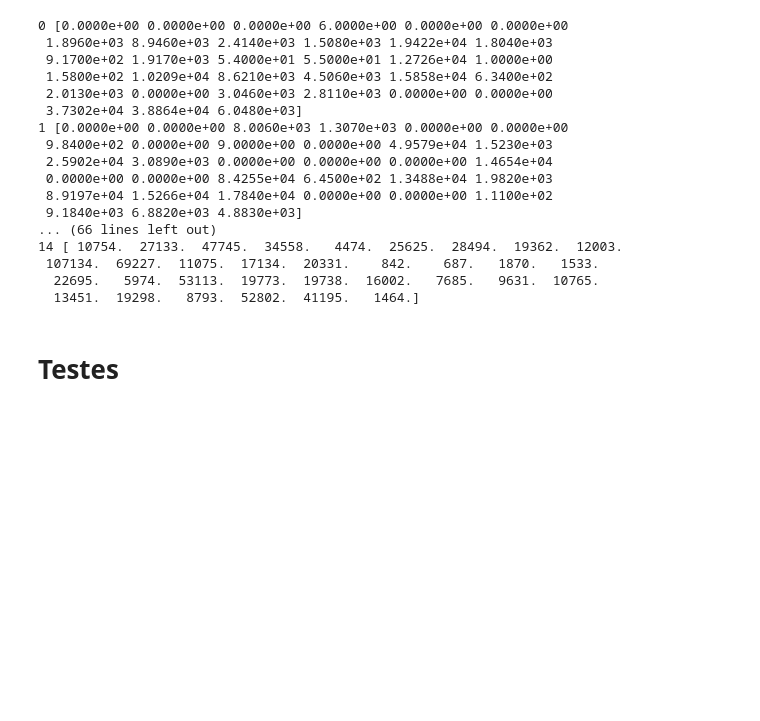
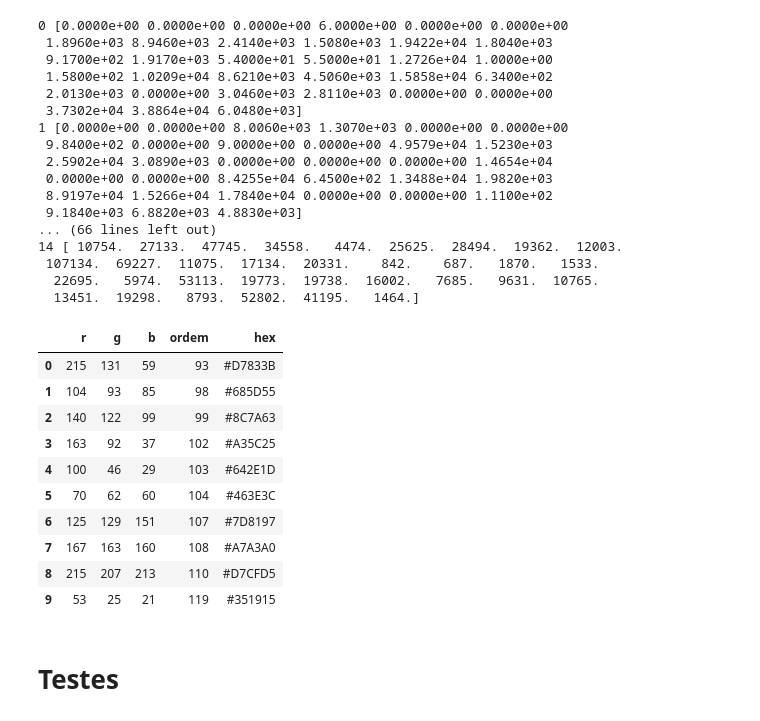
Before and after one commit to lucascouri2/residencia-vizart, a Jupyter notebook: extrator_paleta.ipynb, the cells around one changed output. Cells and saved outputs as stored; diff of their text form; code cells hidden in the pictures; blank space fills up the shorter version.

```diff
--- a/extrator_paleta.ipynb
+++ b/extrator_paleta.ipynb
@@ -176,6 +163,7 @@ fig.show()
 ##Ordenada dataframe de paleta baseado em uma paleta base -> Uso do kneighbors
 def ordenarPaleta(paletaBase, paletaOrdenar):
     df = paletaOrdenar
+    neigh = NearestNeighbors(n_neighbors=1)
     neigh.fit(paletaBase[['r', 'g', 'b']])
     colorOrderClass = neigh.kneighbors(paletaOrdenar[['r', 'g', 'b']],return_distance=False)
     df['ordem'] = colorOrderClass.flatten()
@@ -214,0 +210,6 @@ paletaAnos = ordenarPaleta(paletaBase,paletaAnos)
+# %%
+paletaPorAno = []
+for ano in anos:
+    dfAno =  dfPaleta.loc[dfPaleta['completitionYear'] == int(ano)]
+    colors, dominancia = kmeanCores(dfAno,10)
+    paletaPorAno.append(colors)
@@ -214,0 +344,7 @@ paletaAnos = ordenarPaleta(paletaBase,paletaAnos)
+# %%
+#Ordenar paleta
+dfPorAno = []
+for paleta in paletaPorAno:
+    paletaOrdenada = ordenarPaleta(paletaBase,pd.DataFrame(paleta, columns = ['r', 'g', 'b']))
+    paletaOrdenada['hex'] = paletaOrdenada.apply(lambda row: rgb2hex(row['r'], row['g'], row['b']), axis=1)
+    dfPorAno.append(paletaOrdenada)
@@ -345,3 +488,17 @@ fig.show()
  107134.  69227.  11075.  17134.  20331.    842.    687.   1870.   1533.
   22695.   5974.  53113.  19773.  19738.  16002.   7685.   9631.  10765.
   13451.  19298.   8793.  52802.  41195.   1464.]
+# %%
+dfPorAno[3]
+# %% [output]
+|  | r | g | b | ordem | hex |
+| 0 | 215 | 131 | 59 | 93 | #D7833B |
+| 1 | 104 | 93 | 85 | 98 | #685D55 |
+| 2 | 140 | 122 | 99 | 99 | #8C7A63 |
+| 3 | 163 | 92 | 37 | 102 | #A35C25 |
+| 4 | 100 | 46 | 29 | 103 | #642E1D |
+| 5 | 70 | 62 | 60 | 104 | #463E3C |
+| 6 | 125 | 129 | 151 | 107 | #7D8197 |
+| 7 | 167 | 163 | 160 | 108 | #A7A3A0 |
+| 8 | 215 | 207 | 213 | 110 | #D7CFD5 |
+| 9 | 53 | 25 | 21 | 119 | #351915 |
```
Also changed, not shown: parts of 15 cells of this notebook, 1 other file.
